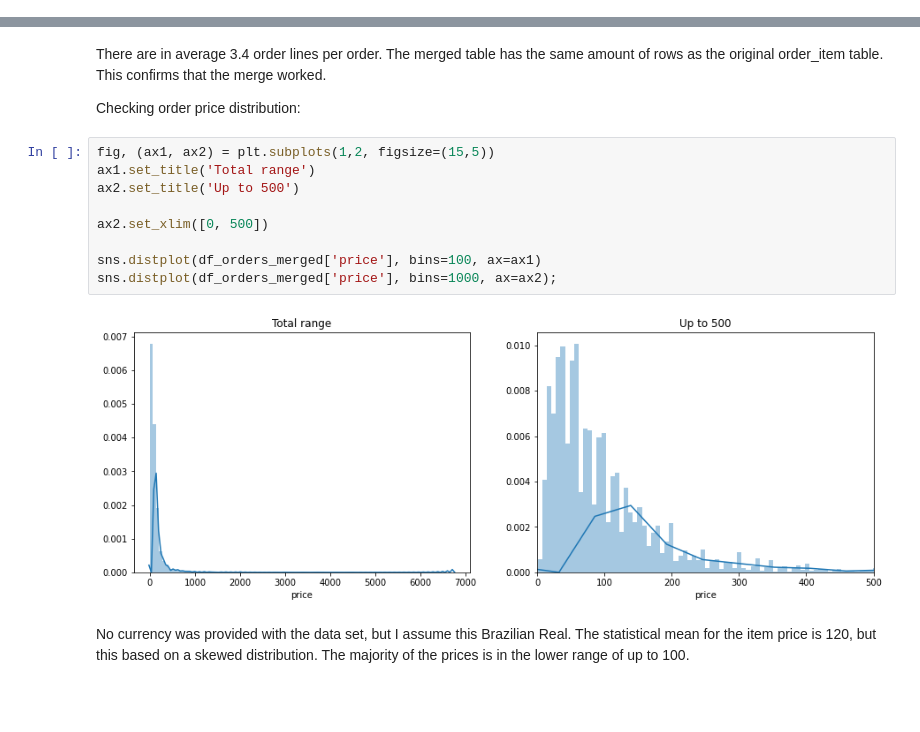
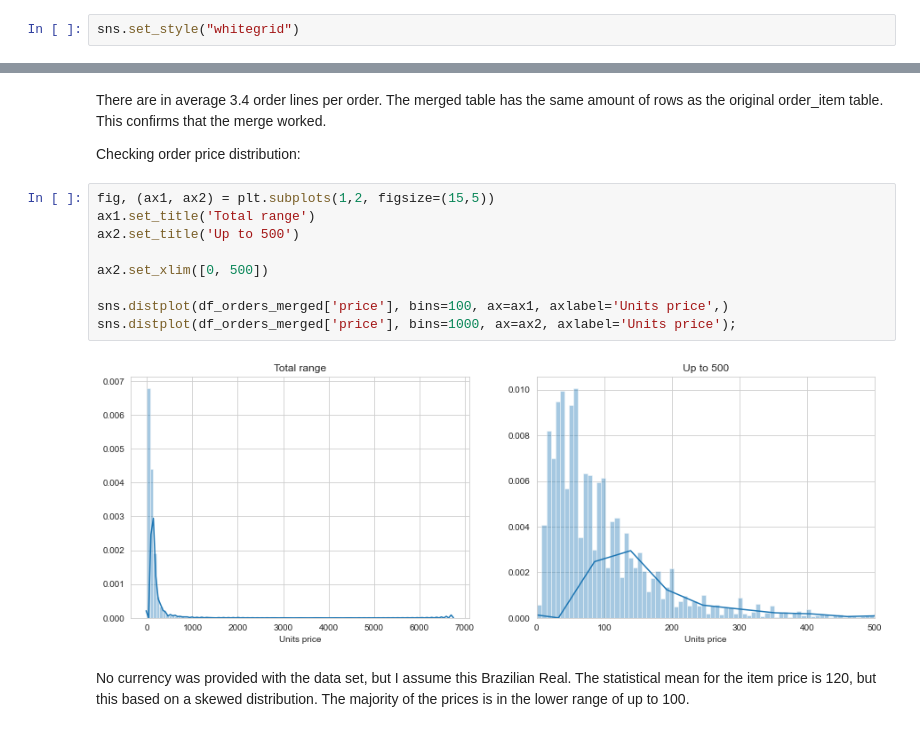
Before and after one commit to LarsTinnefeld/olist_ecom_analysis, a Jupyter notebook: olist_analysis.ipynb, the cells around one changed output, grey strips where cells are left out. Saved outputs shown, nothing was run; the diff lists cells and outputs as text; blank space fills up the shorter version.

```diff
--- a/olist_analysis.ipynb
+++ b/olist_analysis.ipynb
@@ -15,6 +15,8 @@ import seaborn as sns
 import operator
 import datetime
 %matplotlib inline
+# %%
+sns.set_style("whitegrid")
 # %% [markdown]
 # Data import and preparation
 High level view of the content. Not all available data tables will be needed for the project, only:
@@ -360,14 +365,14 @@ Checking order price distribution:
 # %%
 fig, (ax1, ax2) = plt.subplots(1,2, figsize=(15,5))
 ax1.set_title('Total range')
 ax2.set_title('Up to 500')
 
 ax2.set_xlim([0, 500])
 
-sns.distplot(df_orders_merged['price'], bins=100, ax=ax1)
-sns.distplot(df_orders_merged['price'], bins=1000, ax=ax2);
+sns.distplot(df_orders_merged['price'], bins=100, ax=ax1, axlabel='Units price',)
+sns.distplot(df_orders_merged['price'], bins=1000, ax=ax2, axlabel='Units price');
 # %% [output]
-[figure, old version]
+[figure, new version]
 # %% [markdown]
 No currency was provided with the data set, but I assume this Brazilian Real. The statistical mean for the item price is 120, but this based on a skewed distribution. The majority of the prices is in the lower range of up to 100.
 # %% [markdown]
```
Also changed, not shown: parts of 7 cells of this notebook.
